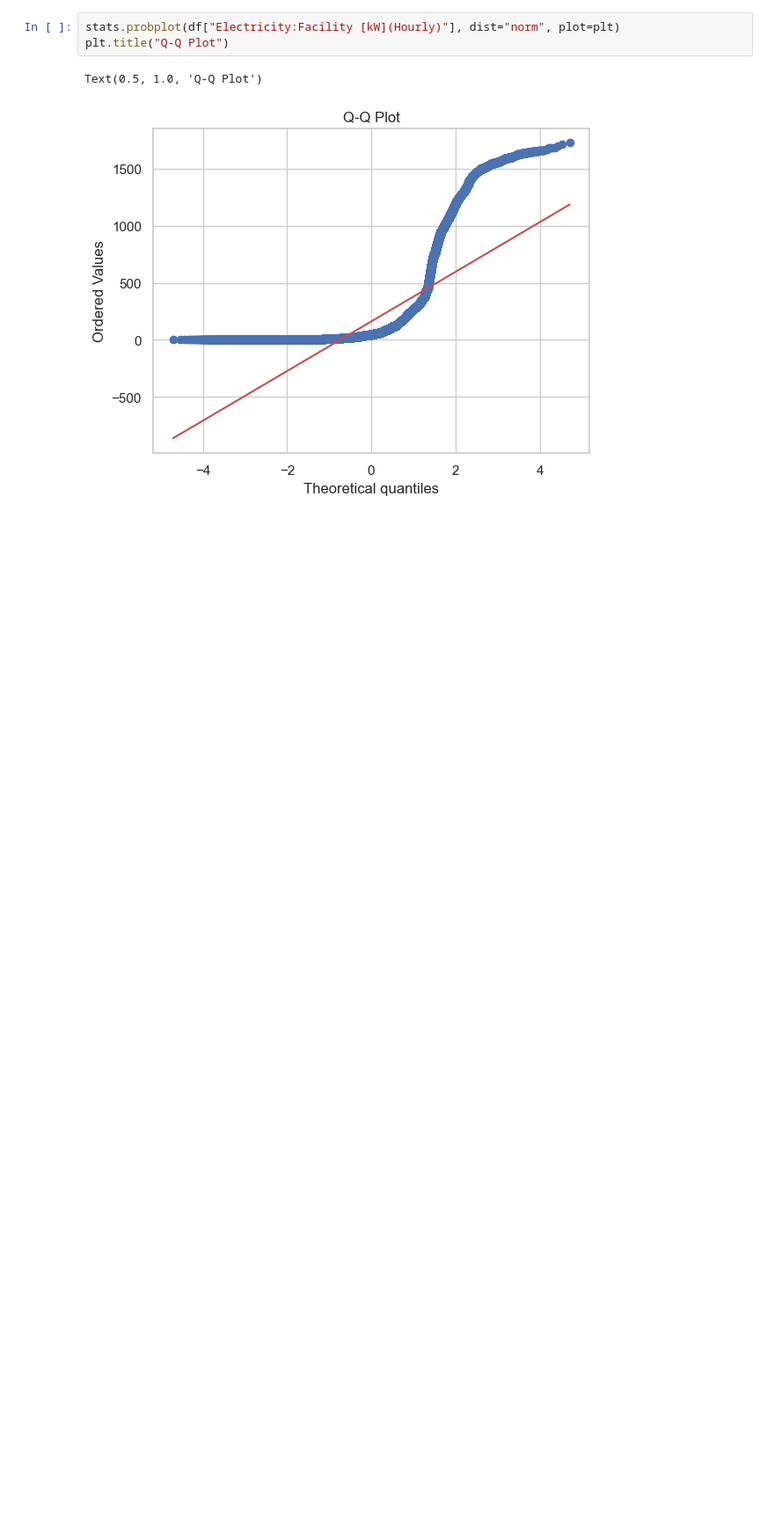
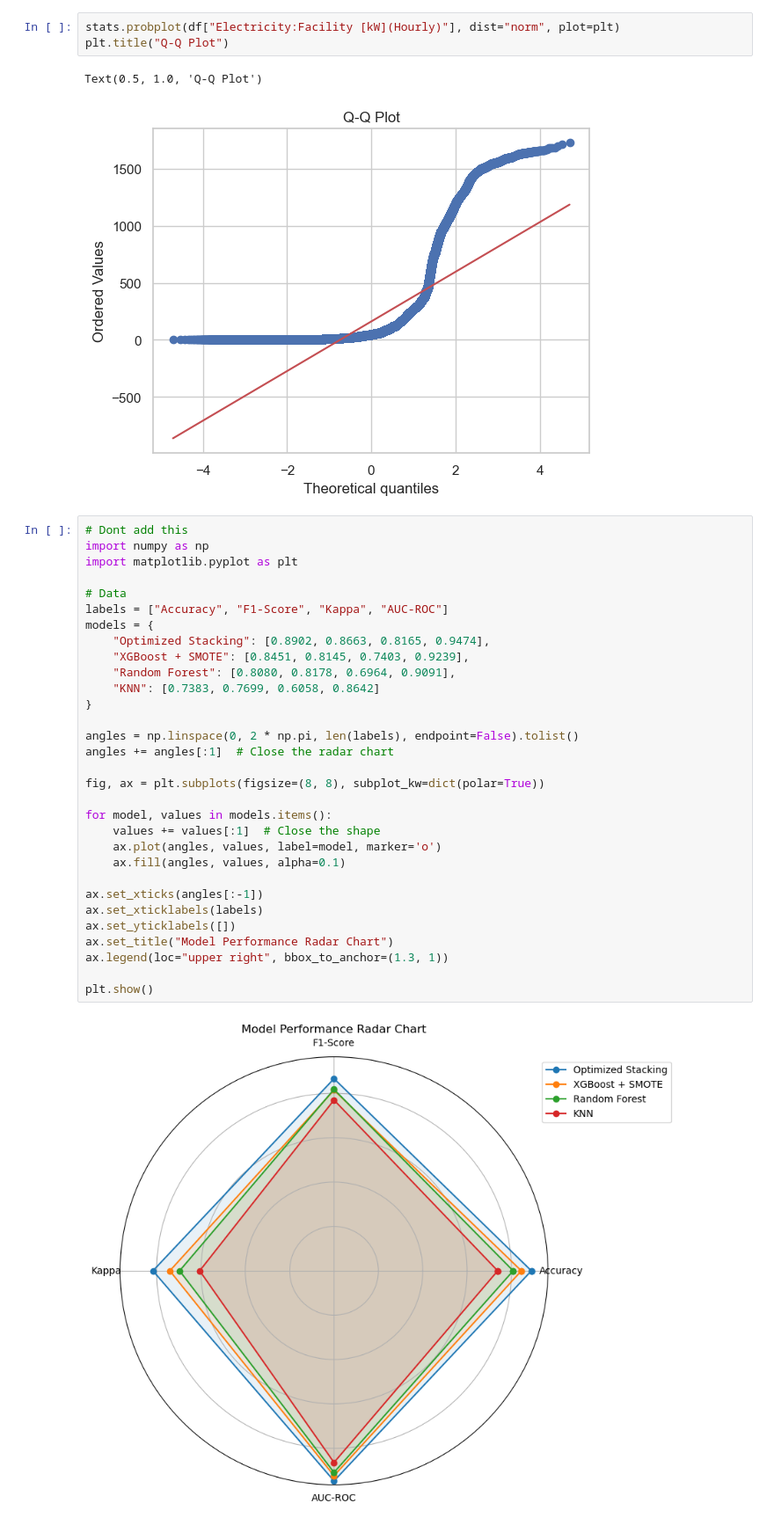
Before and after one commit to Anmol-G-K/Smart-Grid-Electricity-Theft-Detection, a Jupyter notebook: eda.ipynb, the cells around one changed output. Shown at 88% size. Drawn from its saved outputs; the diff is of its cells as text; blank space fills up the shorter version.

```diff
--- a/eda.ipynb
+++ b/eda.ipynb
@@ -102,3 +94,36 @@ plt.title("Q-Q Plot")
 # %% [output]
 Text(0.5, 1.0, 'Q-Q Plot')
 [figure]
+# %%
+# Dont add this
+import numpy as np
+import matplotlib.pyplot as plt
+
+# Data
+labels = ["Accuracy", "F1-Score", "Kappa", "AUC-ROC"]
+models = {
+    "Optimized Stacking": [0.8902, 0.8663, 0.8165, 0.9474],
+    "XGBoost + SMOTE": [0.8451, 0.8145, 0.7403, 0.9239],
+    "Random Forest": [0.8080, 0.8178, 0.6964, 0.9091],
+    "KNN": [0.7383, 0.7699, 0.6058, 0.8642]
+}
+
+angles = np.linspace(0, 2 * np.pi, len(labels), endpoint=False).tolist()
+angles += angles[:1]  # Close the radar chart
+
+fig, ax = plt.subplots(figsize=(8, 8), subplot_kw=dict(polar=True))
+
+for model, values in models.items():
+    values += values[:1]  # Close the shape
+    ax.plot(angles, values, label=model, marker='o')
+    ax.fill(angles, values, alpha=0.1)
+
+ax.set_xticks(angles[:-1])
+ax.set_xticklabels(labels)
+ax.set_yticklabels([])
+ax.set_title("Model Performance Radar Chart")
+ax.legend(loc="upper right", bbox_to_anchor=(1.3, 1))
+
+plt.show()
+# %% [output]
+[figure, added]
```
Also changed, not shown: parts of 1 cell of this notebook.
